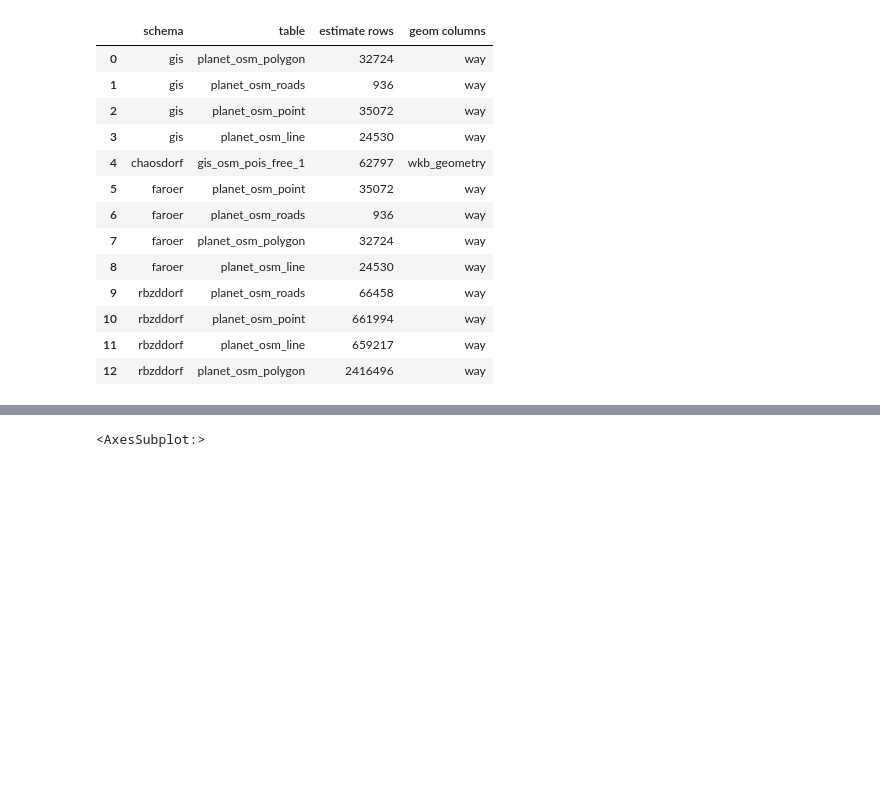
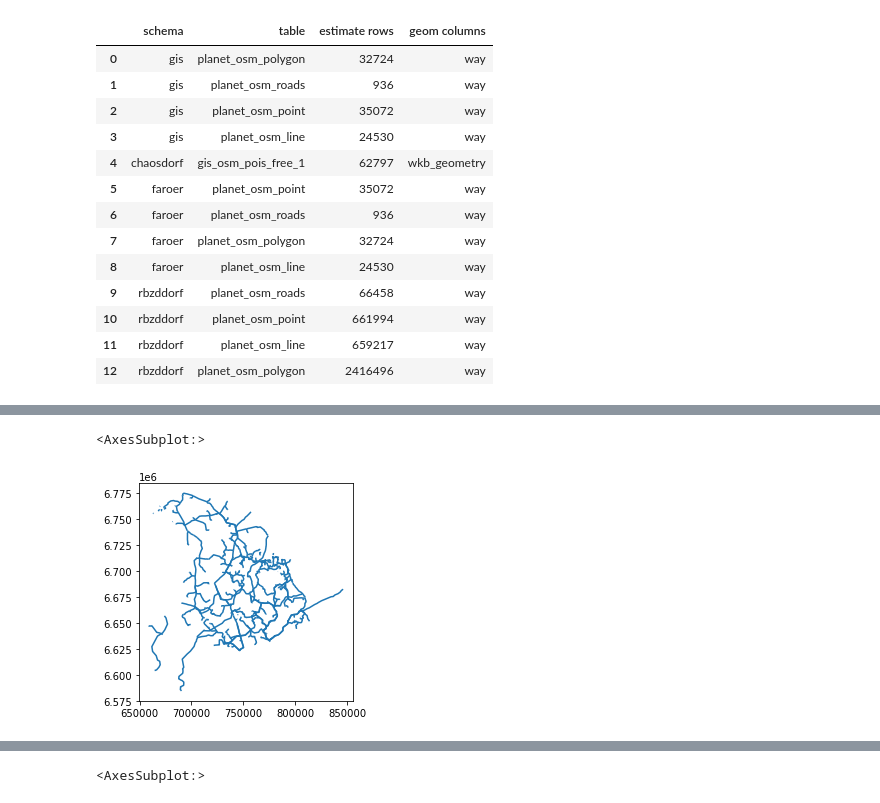
Before and after one commit to cobra79/GeoGeekSuite, a Jupyter notebook: data/jupyter/WorkInProgress/FileManager_OSM.ipynb, the cells around one changed output, grey strips where cells are left out. Cells and saved outputs as stored; diff of their text form; code cells hidden in the pictures; blank space fills up the shorter version.

```diff
--- a/data/jupyter/WorkInProgress/FileManager_OSM.ipynb
+++ b/data/jupyter/WorkInProgress/FileManager_OSM.ipynb
@@ -59,3 +59,9 @@ gdm.get_tables()
 | 10 | rbzddorf | planet_osm_point | 661994 | way |
 | 11 | rbzddorf | planet_osm_line | 659217 | way |
 | 12 | rbzddorf | planet_osm_polygon | 2416496 | way |
+# %%
+sql = 'SELECT osm.way AS geom, osm.* FROM rbzddorf.planet_osm_line osm WHERE power IS NOT NULL'
+# %%
+pg_interface = pgi.PgInterface()
+conn = pg_interface.get_connection()
+data = gpd.GeoDataFrame.from_postgis(sql, conn)
@@ -61,0 +80,2 @@ gdm.get_tables()
+# %%
+power_lines = data[data['power'] == 'line']
@@ -61,0 +108,5 @@ gdm.get_tables()
+# %%
+power_lines.plot()
+# %% [output]
+<AxesSubplot:>
+[figure, added]
```
Also changed, not shown: parts of 8 cells of this notebook.
